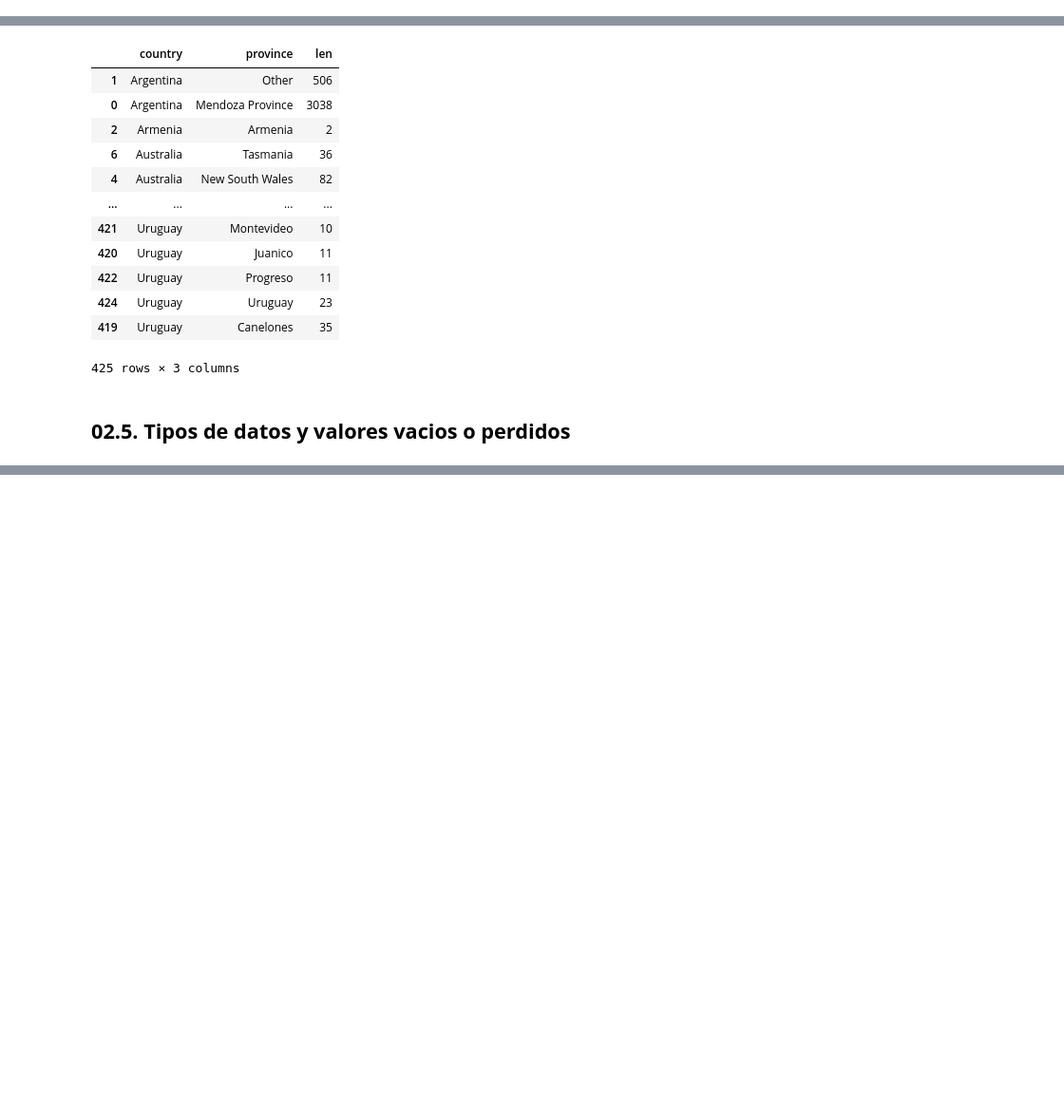
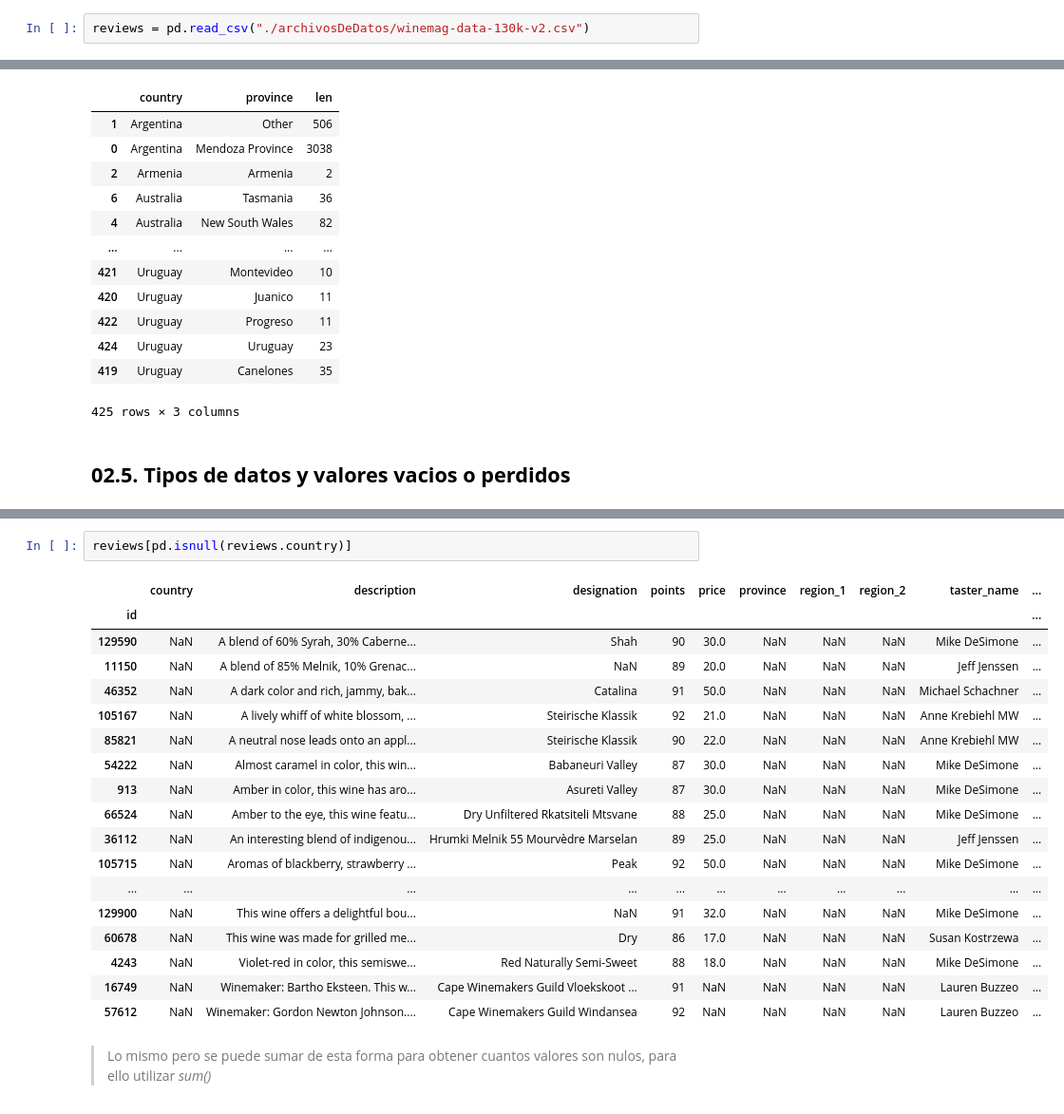
Before and after one commit to Kur0n3-112/CuadernosJupyterlab, a Jupyter notebook: kaggle/02_Pandas.ipynb, the cells around one changed output, grey strips where cells are left out. Shown at 95% size. Drawn from its saved outputs; the diff is of its cells as text; blank space fills up the shorter version.

```diff
--- a/kaggle/02_Pandas.ipynb
+++ b/kaggle/02_Pandas.ipynb
@@ -86,5 +90,7 @@ Metodos de acceso a datos que estan integrados en el nucleo de Python, no son ta
 # %%
 reviews = pd.read_csv("./archivosDeDatos/winemag-data-130k-v2.csv", index_col=0)
+# %%
+reviews = pd.read_csv("./archivosDeDatos/winemag-data-130k-v2.csv")
 # %%
 reviews.country
 # %% [output]
@@ -827,0 +897,23 @@ countries_reviewed.sort_values(by=['country', 'len'])
+# %%
+reviews[pd.isnull(reviews.country)]
+# %% [output]
+|  | country | description | designation | points | price | province | region_1 | region_2 | taster_name | ... |
+| id |  |  |  |  |  |  |  |  |  | ... |
+| 129590 | NaN | A blend of 60% Syrah, 30% Caberne... | Shah | 90 | 30.0 | NaN | NaN | NaN | Mike DeSimone | ... |
+| 11150 | NaN | A blend of 85% Melnik, 10% Grenac... | NaN | 89 | 20.0 | NaN | NaN | NaN | Jeff Jenssen | ... |
+| 46352 | NaN | A dark color and rich, jammy, bak... | Catalina | 91 | 50.0 | NaN | NaN | NaN | Michael Schachner | ... |
+| 105167 | NaN | A lively whiff of white blossom, ... | Steirische Klassik | 92 | 21.0 | NaN | NaN | NaN | Anne Krebiehl MW | ... |
+| 85821 | NaN | A neutral nose leads onto an appl... | Steirische Klassik | 90 | 22.0 | NaN | NaN | NaN | Anne Krebiehl MW | ... |
+| 54222 | NaN | Almost caramel in color, this win... | Babaneuri Valley | 87 | 30.0 | NaN | NaN | NaN | Mike DeSimone | ... |
+| 913 | NaN | Amber in color, this wine has aro... | Asureti Valley | 87 | 30.0 | NaN | NaN | NaN | Mike DeSimone | ... |
+| 66524 | NaN | Amber to the eye, this wine featu... | Dry Unfiltered Rkatsiteli Mtsvane | 88 | 25.0 | NaN | NaN | NaN | Mike DeSimone | ... |
+| 36112 | NaN | An interesting blend of indigenou... | Hrumki Melnik 55 Mourvèdre Marselan | 89 | 25.0 | NaN | NaN | NaN | Jeff Jenssen | ... |
+| 105715 | NaN | Aromas of blackberry, strawberry ... | Peak | 92 | 50.0 | NaN | NaN | NaN | Mike DeSimone | ... |
+| ... | ... | ... | ... | ... | ... | ... | ... | ... | ... | ... |
+| 129900 | NaN | This wine offers a delightful bou... | NaN | 91 | 32.0 | NaN | NaN | NaN | Mike DeSimone | ... |
+| 60678 | NaN | This wine was made for grilled me... | Dry | 86 | 17.0 | NaN | NaN | NaN | Susan Kostrzewa | ... |
+| 4243 | NaN | Violet-red in color, this semiswe... | Red Naturally Semi-Sweet | 88 | 18.0 | NaN | NaN | NaN | Mike DeSimone | ... |
+| 16749 | NaN | Winemaker: Bartho Eksteen. This w... | Cape Winemakers Guild Vloekskoot ... | 91 | NaN | NaN | NaN | NaN | Lauren Buzzeo | ... |
+| 57612 | NaN | Winemaker: Gordon Newton Johnson.... | Cape Winemakers Guild Windansea | 92 | NaN | NaN | NaN | NaN | Lauren Buzzeo | ... |
+# %% [markdown]
+> Lo mismo pero se puede sumar de esta forma para obtener cuantos valores son nulos, para ello utilizar *sum()*
```
Also changed, not shown: parts of 30 cells of this notebook, 4 other files.
